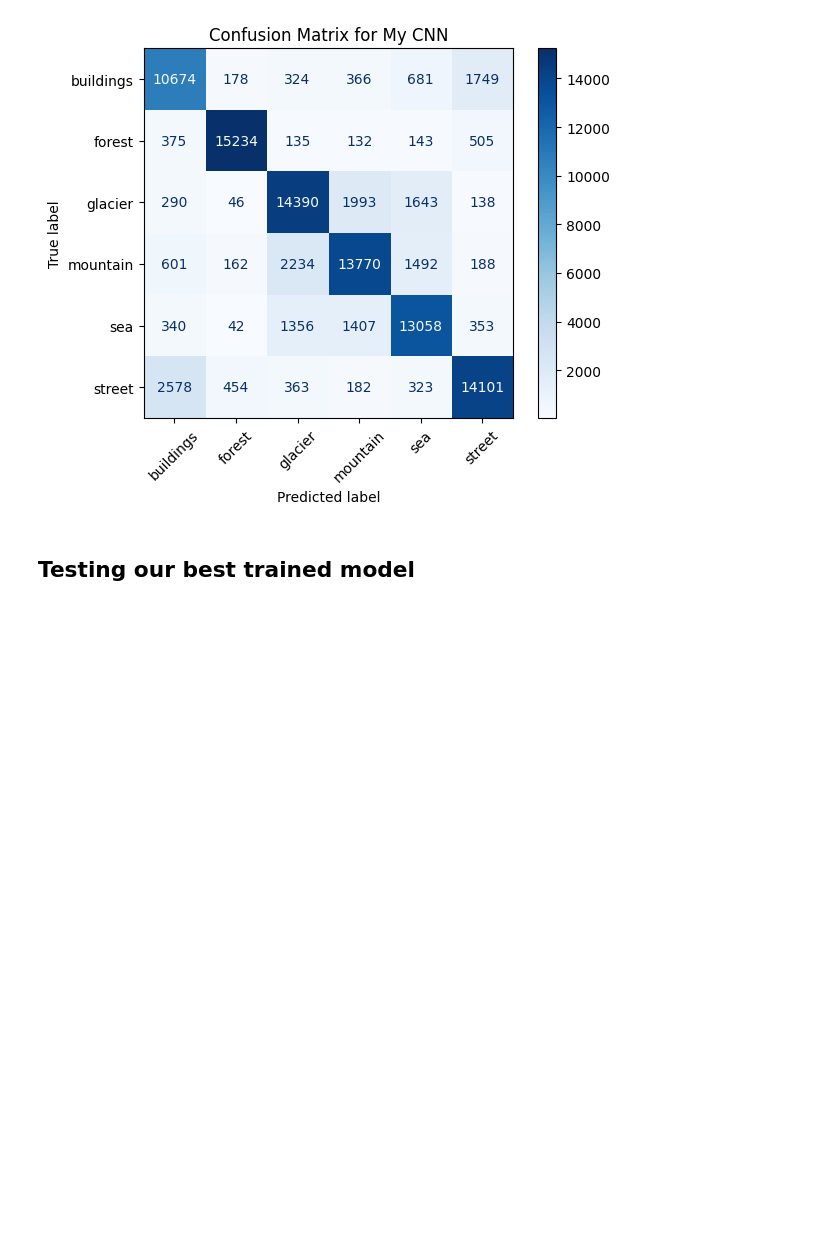
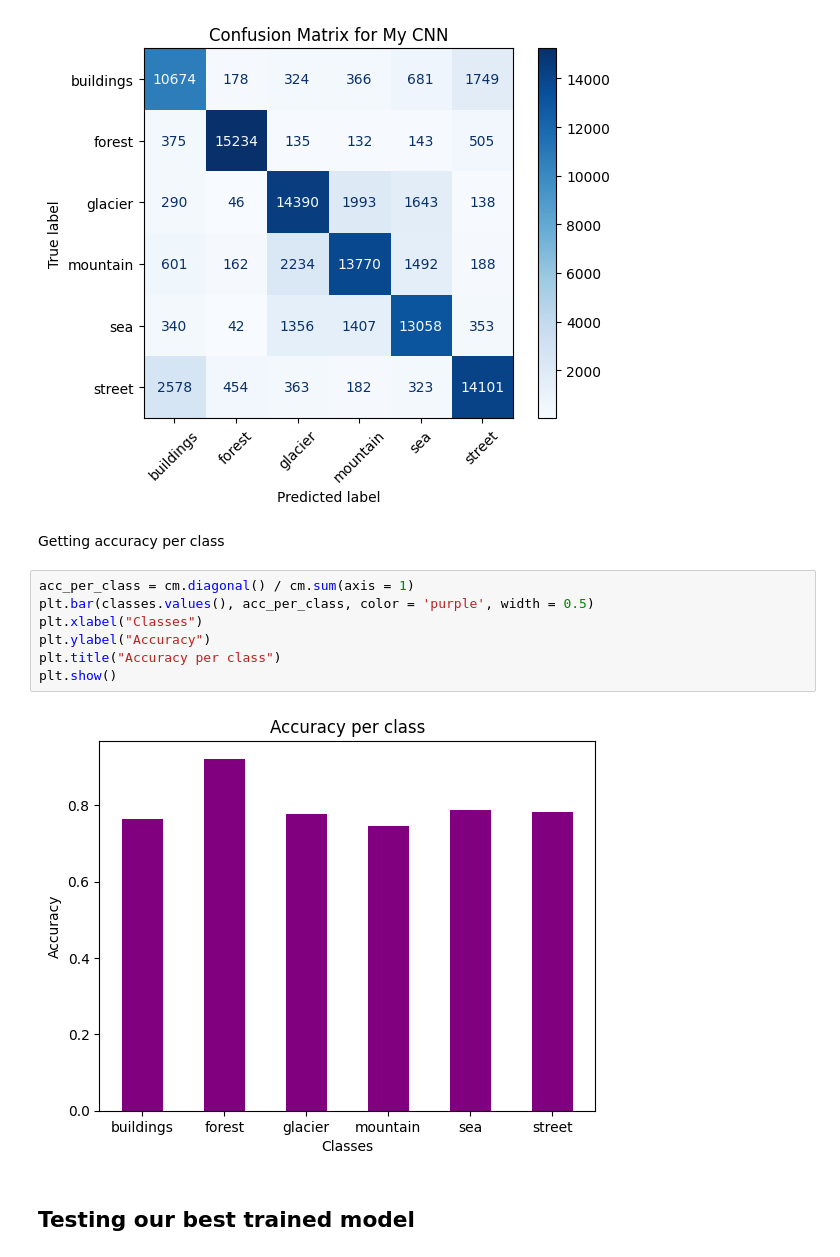
Before and after one commit to ramalahamir/image_classification_My_CNN_vs_AlexNet, a Jupyter notebook: Natural_scenes_image_classification.ipynb, the cells around one changed output. Cells and saved outputs as stored; diff of their text form; blank space fills up the shorter version.

```diff
--- a/Natural_scenes_image_classification.ipynb
+++ b/Natural_scenes_image_classification.ipynb
@@ -298,6 +298,17 @@ plt.title("Confusion Matrix for My CNN")
 plt.show()
 # %% [output]
 [figure]
+# %% [markdown]
+Getting accuracy per class
+# %%
+acc_per_class = cm.diagonal() / cm.sum(axis = 1)
+plt.bar(classes.values(), acc_per_class, color = 'purple', width = 0.5)
+plt.xlabel("Classes")
+plt.ylabel("Accuracy")
+plt.title("Accuracy per class")
+plt.show()
+# %% [output]
+[figure, added]
 # %% [markdown]
 ## Testing our best trained model
 # %%
```
